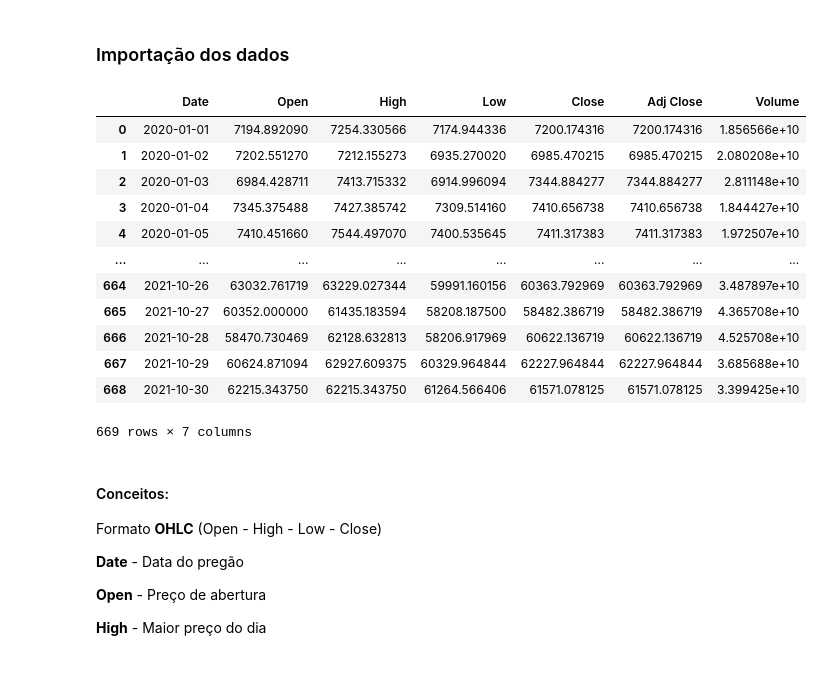
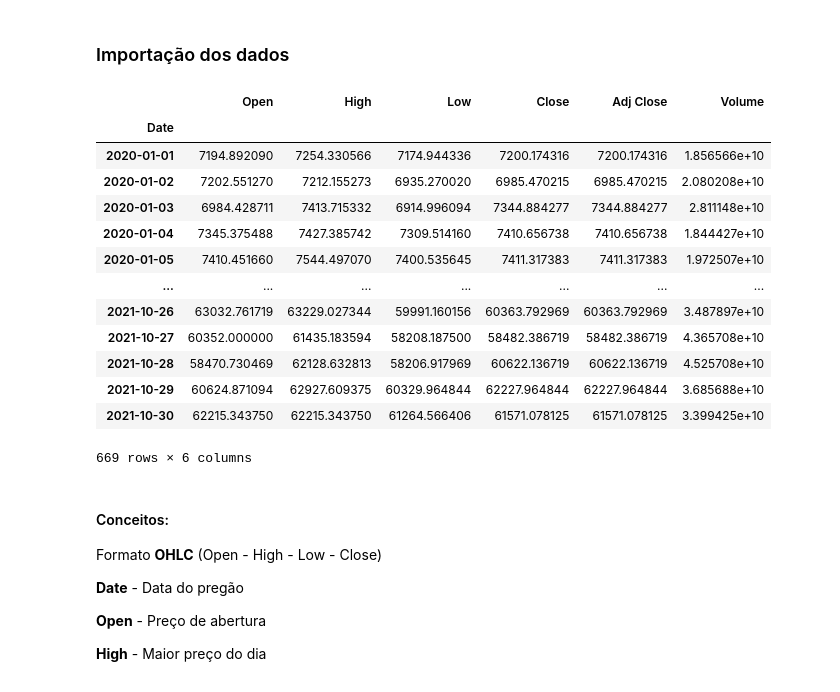
Before and after one commit to ortisan/python-aws-lambda-hands-on, a Jupyter notebook: python/notebooks/3-AnalyticsBitcoinPrice.ipynb, the cells around one changed output. Saved outputs shown, nothing was run; the diff lists cells and outputs as text; code cells hidden in the pictures.

```diff
--- a/python/notebooks/3-AnalyticsBitcoinPrice.ipynb
+++ b/python/notebooks/3-AnalyticsBitcoinPrice.ipynb
@@ -55,21 +55,23 @@ from datetime import datetime
 ### Importação dos dados
 # %%
 df = pd.read_csv("files/BTC-USD.csv")
+df = df.set_index('Date')
 df
 # %% [output]
-|  | Date | Open | High | Low | Close | Adj Close | Volume |
-| 0 | 2020-01-01 | 7194.892090 | 7254.330566 | 7174.944336 | 7200.174316 | 7200.174316 | 1.856566e+10 |
-| 1 | 2020-01-02 | 7202.551270 | 7212.155273 | 6935.270020 | 6985.470215 | 6985.470215 | 2.080208e+10 |
-| 2 | 2020-01-03 | 6984.428711 | 7413.715332 | 6914.996094 | 7344.884277 | 7344.884277 | 2.811148e+10 |
-| 3 | 2020-01-04 | 7345.375488 | 7427.385742 | 7309.514160 | 7410.656738 | 7410.656738 | 1.844427e+10 |
-| 4 | 2020-01-05 | 7410.451660 | 7544.497070 | 7400.535645 | 7411.317383 | 7411.317383 | 1.972507e+10 |
-| ... | ... | ... | ... | ... | ... | ... | ... |
-| 664 | 2021-10-26 | 63032.761719 | 63229.027344 | 59991.160156 | 60363.792969 | 60363.792969 | 3.487897e+10 |
-| 665 | 2021-10-27 | 60352.000000 | 61435.183594 | 58208.187500 | 58482.386719 | 58482.386719 | 4.365708e+10 |
-| 666 | 2021-10-28 | 58470.730469 | 62128.632813 | 58206.917969 | 60622.136719 | 60622.136719 | 4.525708e+10 |
-| 667 | 2021-10-29 | 60624.871094 | 62927.609375 | 60329.964844 | 62227.964844 | 62227.964844 | 3.685688e+10 |
-| 668 | 2021-10-30 | 62215.343750 | 62215.343750 | 61264.566406 | 61571.078125 | 61571.078125 | 3.399425e+10 |
+|  | Open | High | Low | Close | Adj Close | Volume |
+| Date |  |  |  |  |  |  |
+| 2020-01-01 | 7194.892090 | 7254.330566 | 7174.944336 | 7200.174316 | 7200.174316 | 1.856566e+10 |
+| 2020-01-02 | 7202.551270 | 7212.155273 | 6935.270020 | 6985.470215 | 6985.470215 | 2.080208e+10 |
+| 2020-01-03 | 6984.428711 | 7413.715332 | 6914.996094 | 7344.884277 | 7344.884277 | 2.811148e+10 |
+| 2020-01-04 | 7345.375488 | 7427.385742 | 7309.514160 | 7410.656738 | 7410.656738 | 1.844427e+10 |
+| 2020-01-05 | 7410.451660 | 7544.497070 | 7400.535645 | 7411.317383 | 7411.317383 | 1.972507e+10 |
+| ... | ... | ... | ... | ... | ... | ... |
+| 2021-10-26 | 63032.761719 | 63229.027344 | 59991.160156 | 60363.792969 | 60363.792969 | 3.487897e+10 |
+| 2021-10-27 | 60352.000000 | 61435.183594 | 58208.187500 | 58482.386719 | 58482.386719 | 4.365708e+10 |
+| 2021-10-28 | 58470.730469 | 62128.632813 | 58206.917969 | 60622.136719 | 60622.136719 | 4.525708e+10 |
+| 2021-10-29 | 60624.871094 | 62927.609375 | 60329.964844 | 62227.964844 | 62227.964844 | 3.685688e+10 |
+| 2021-10-30 | 62215.343750 | 62215.343750 | 61264.566406 | 61571.078125 | 61571.078125 | 3.399425e+10 |
-669 rows × 7 columns
+669 rows × 6 columns
 # %% [markdown]
 #### Conceitos:
 
```
Also changed, not shown: parts of 14 cells of this notebook, 5 other files.
